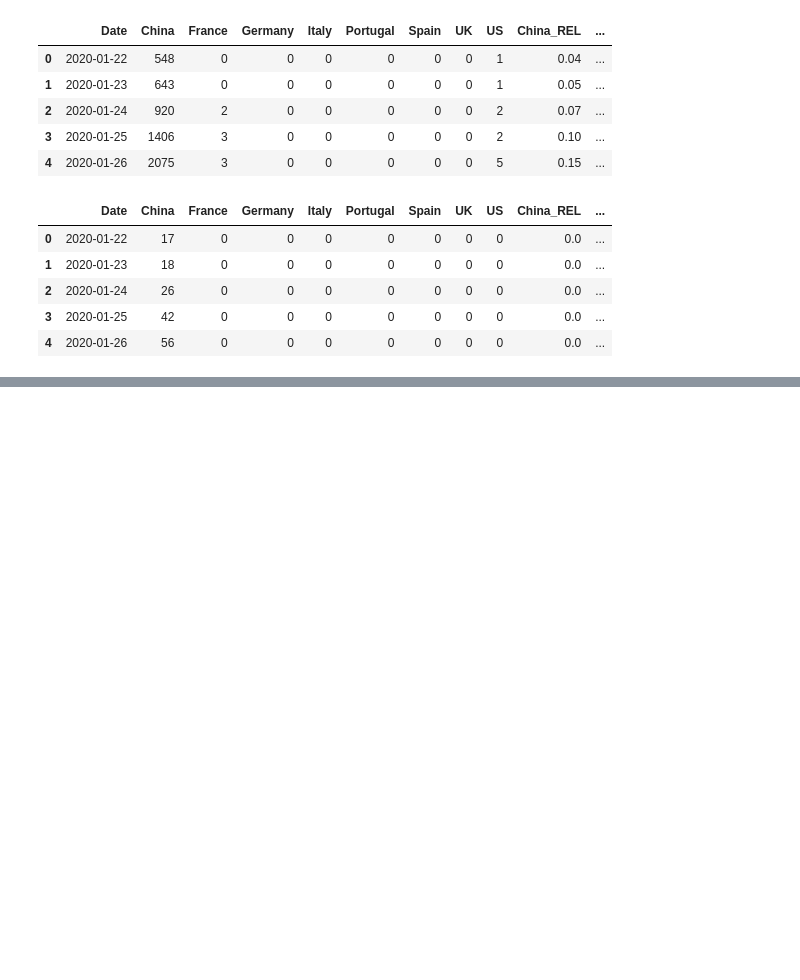
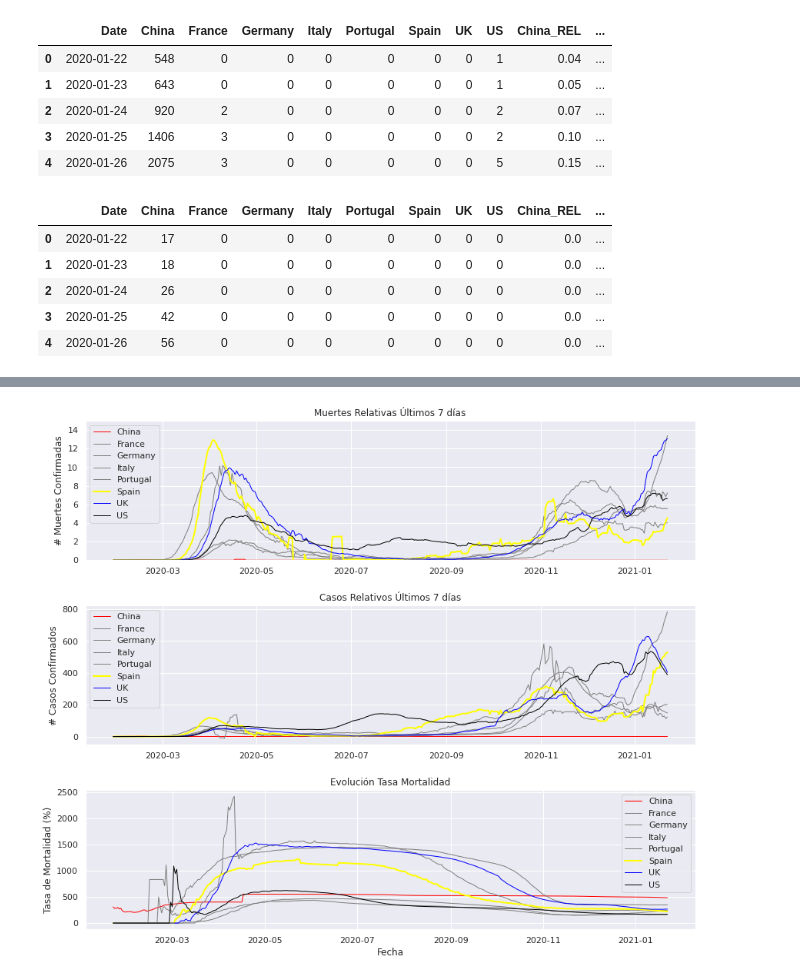
Before and after one commit to JotaBlanco/TheValley, a Jupyter notebook: Notebooks/02-analisis-exploratorio-visual/EJERCICIO_3___EDA_Visual_Covid.ipynb, the cells around one changed output, grey strips where cells are left out. Cells and saved outputs as stored; diff of their text form; code cells hidden in the pictures; blank space fills up the shorter version.

Commit message:
Ejercicio 3 Covid

```diff
--- a/Notebooks/02-analisis-exploratorio-visual/EJERCICIO_3___EDA_Visual_Covid.ipynb
+++ b/Notebooks/02-analisis-exploratorio-visual/EJERCICIO_3___EDA_Visual_Covid.ipynb
@@ -865,0 +239,41 @@ profile_fifa19.to_file(output_file="/content/drive/My Drive/Data/Fifa19 Informe
+# %%
+fig, (ax1, ax2, ax3) = plt.subplots(nrows=3, ncols=1)
+fig.tight_layout(pad=0)
+fig.set_size_inches(12,10)
+
+for pais in df_tasa_mortalidad.columns[1:]:
+  # Tasa de mortalidad
+  ax1.plot(df_muertes_covid['Date'],
+           df_muertes_covid[pais+'_REL_ult7'],
+           label = pais,
+           color = dic_colores[pais],
+           linewidth = 2 if pais == 'Spain' else 1)
+  ax1.set(title = 'Muertes Relativas Últimos 7 días',
+          ylabel = '# Muertes Confirmadas')
+  ax1.set_ylim(bottom=0,top=15)
+  ax1.legend()
+
+  # Tasa de mortalidad
+  ax2.plot(df_casos_covid['Date'],
+           df_casos_covid[pais+'_REL_ult7'],
+           label = pais,
+           color = dic_colores[pais],
+           linewidth = 2 if pais == 'Spain' else 1)
+  ax2.set(title = 'Casos Relativos Últimos 7 días',
+          ylabel = '# Casos Confirmados')
+  ax2.legend()
+
+  # Tasa de mortalidad
+  ax3.plot(df_tasa_mortalidad['Date'],
+           df_tasa_mortalidad[pais],
+           label = pais,
+           color = dic_colores[pais],
+           linewidth = 2 if pais == 'Spain' else 1)
+  ax3.set(title = 'Evolución Tasa Mortalidad',
+          xlabel = 'Fecha',
+          ylabel = 'Tasa de Mortalidad (%)')
+  ax3.legend()
+
+plt.show()
+# %% [output]
+[figure, added]
```
Also changed, not shown: parts of 130 cells of this notebook.
